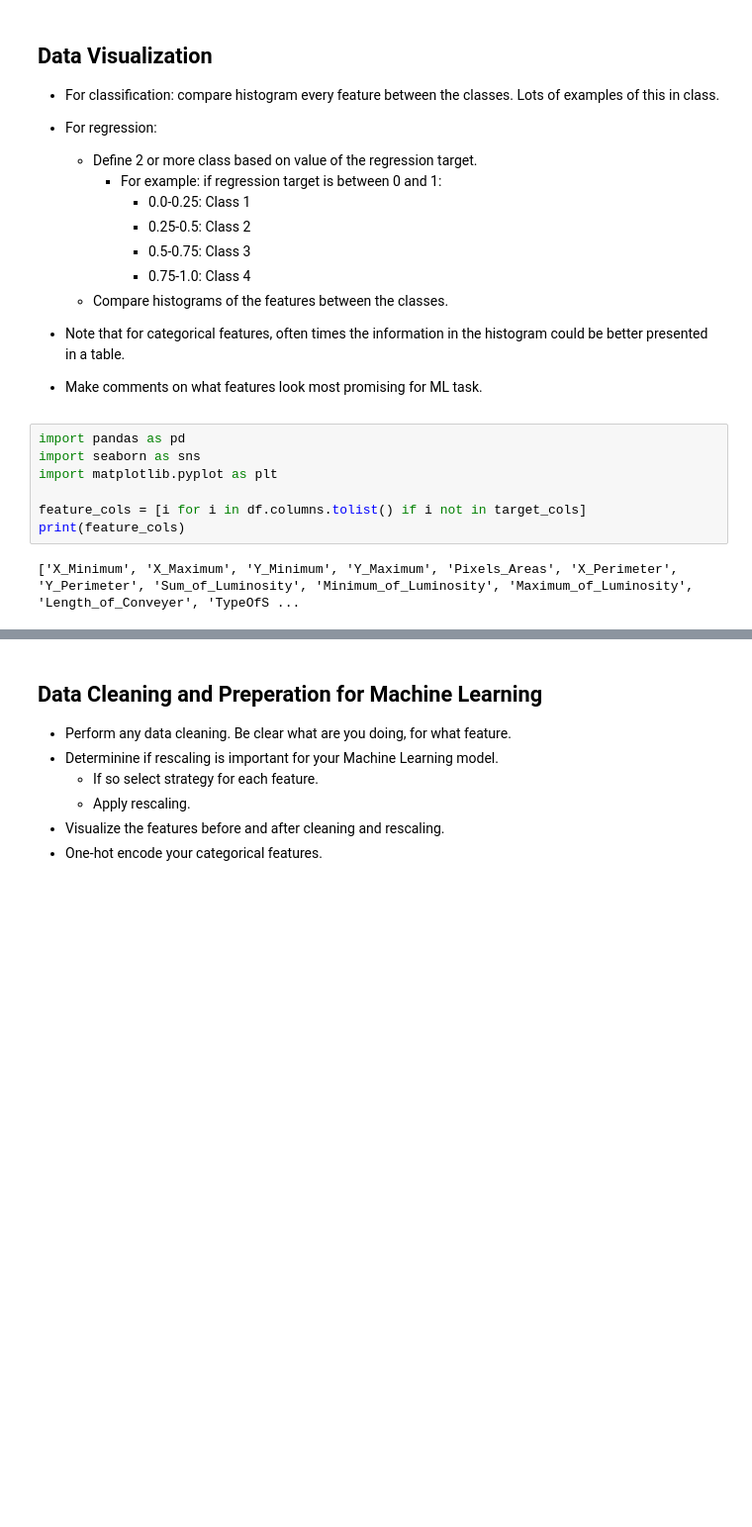
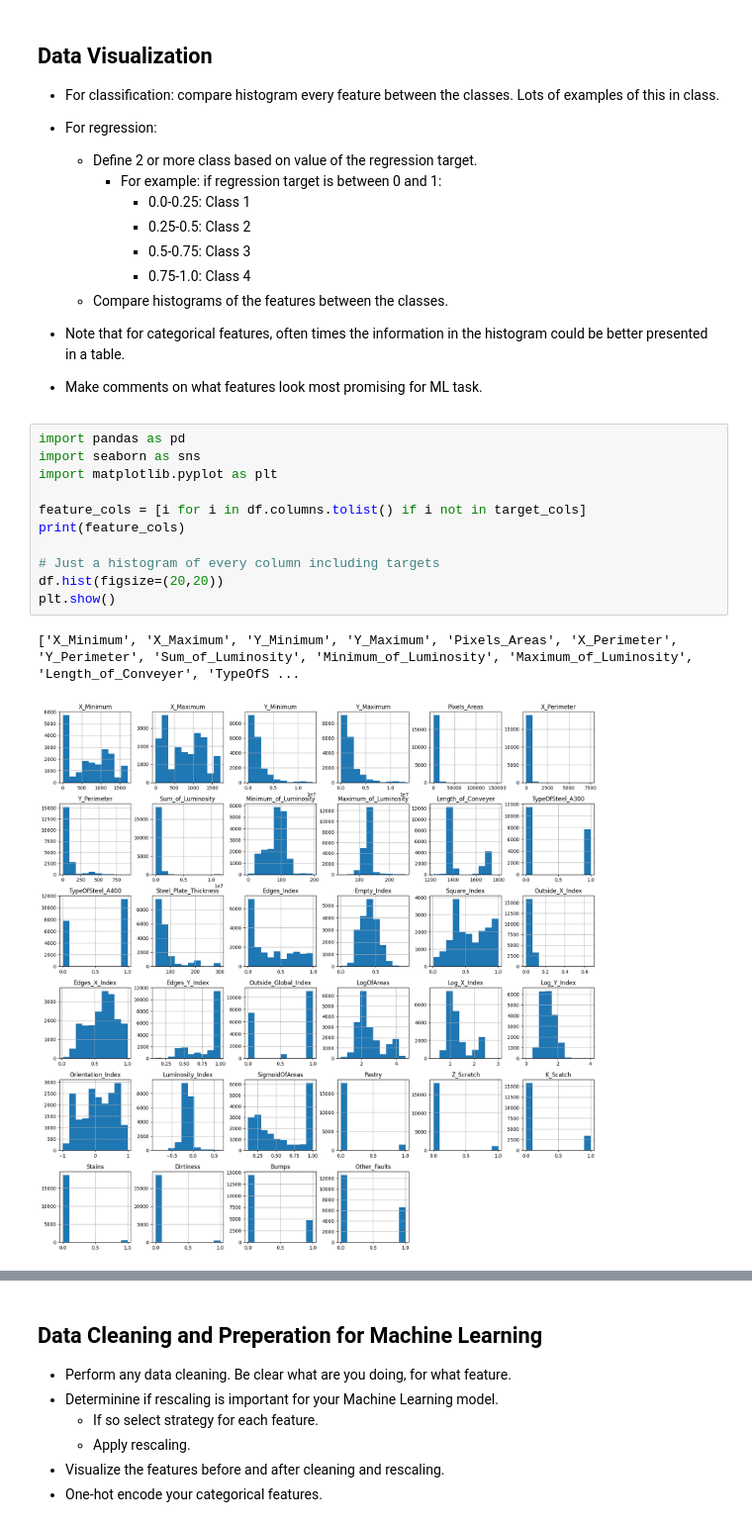
Before and after one commit to reese-quinto/DATA4380_Spring24, a Jupyter notebook: Lectures/Tabular.Kaggle.Project/KaggleTabularDataSubmission.ipynb, the cells around one changed output, grey strips where cells are left out. Shown at 99% size. Drawn from its saved outputs; the diff is of its cells as text; blank space fills up the shorter version.

```diff
--- a/Lectures/Tabular.Kaggle.Project/KaggleTabularDataSubmission.ipynb
+++ b/Lectures/Tabular.Kaggle.Project/KaggleTabularDataSubmission.ipynb
@@ -266,9 +266,14 @@ The classification target is currently encoded as seven separate binary features
 # %%
 import pandas as pd
 import seaborn as sns
 import matplotlib.pyplot as plt
 
 feature_cols = [i for i in df.columns.tolist() if i not in target_cols]
 print(feature_cols)
+
+# Just a histogram of every column including targets
+df.hist(figsize=(20,20))
+plt.show()
 # %% [output]
 ['X_Minimum', 'X_Maximum', 'Y_Minimum', 'Y_Maximum', 'Pixels_Areas', 'X_Perimeter', 'Y_Perimeter', 'Sum_of_Luminosity', 'Minimum_of_Luminosity', 'Maximum_of_Luminosity', 'Length_of_Conveyer', 'TypeOfS ...
+[figure, added]
```
Also changed, not shown: parts of 8 cells of this notebook.
